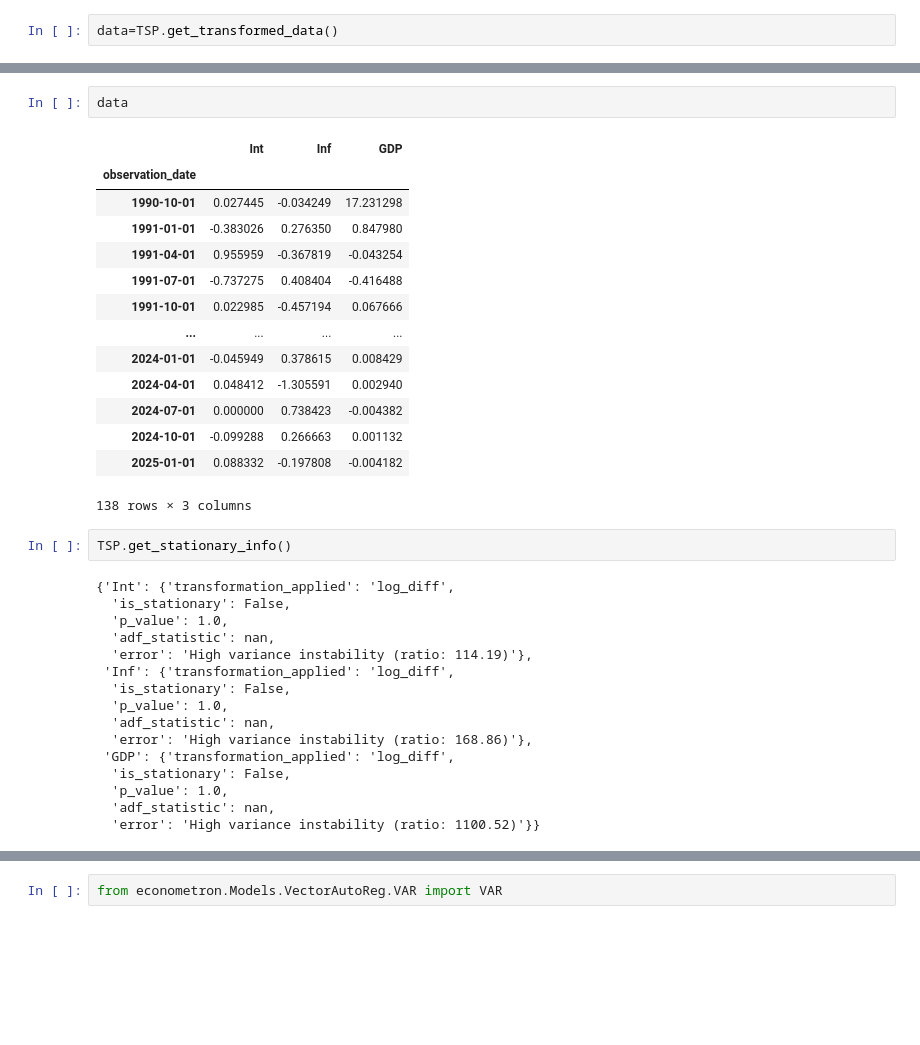
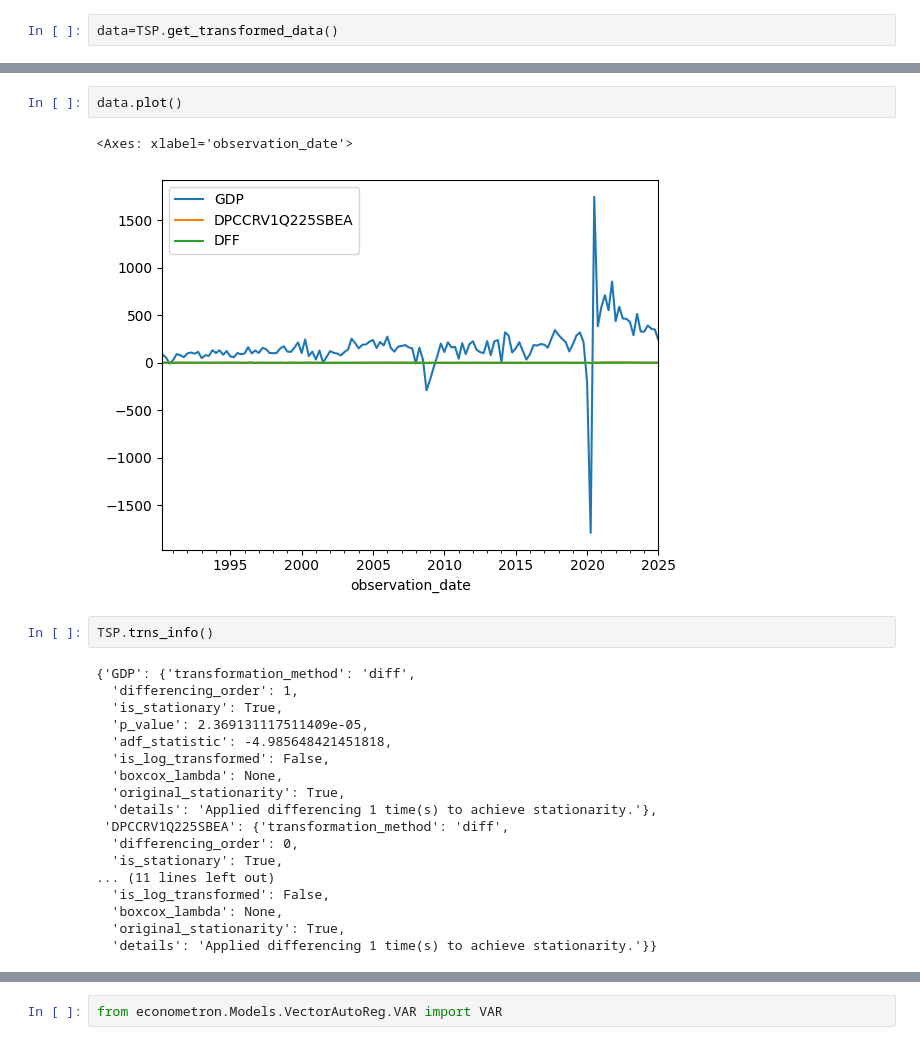
Before and after one commit to AmineOuerfellii/econometron, a Jupyter notebook: Tutorials/Models/VAR_SVAR/VAR.ipynb, the cells around one changed output, grey strips where cells are left out. Saved outputs shown, nothing was run; the diff lists cells and outputs as text; blank space fills up the shorter version.

```diff
--- a/Tutorials/Models/VAR_SVAR/VAR.ipynb
+++ b/Tutorials/Models/VAR_SVAR/VAR.ipynb
@@ -57,35 +56,25 @@ data=TSP.get_transformed_data()
 # %%
-data
+data.plot()
 # %% [output]
-|  | Int | Inf | GDP |
-| observation_date |  |  |  |
-| 1990-10-01 | 0.027445 | -0.034249 | 17.231298 |
-| 1991-01-01 | -0.383026 | 0.276350 | 0.847980 |
-| 1991-04-01 | 0.955959 | -0.367819 | -0.043254 |
-| 1991-07-01 | -0.737275 | 0.408404 | -0.416488 |
-| 1991-10-01 | 0.022985 | -0.457194 | 0.067666 |
-| ... | ... | ... | ... |
-| 2024-01-01 | -0.045949 | 0.378615 | 0.008429 |
-| 2024-04-01 | 0.048412 | -1.305591 | 0.002940 |
-| 2024-07-01 | 0.000000 | 0.738423 | -0.004382 |
-| 2024-10-01 | -0.099288 | 0.266663 | 0.001132 |
-| 2025-01-01 | 0.088332 | -0.197808 | -0.004182 |
-138 rows × 3 columns
+<Axes: xlabel='observation_date'>
+[figure, added]
 # %%
-TSP.get_stationary_info()
+TSP.trns_info()
 # %% [output]
-{'Int': {'transformation_applied': 'log_diff',
-  'is_stationary': False,
-  'p_value': 1.0,
-  'adf_statistic': nan,
-  'error': 'High variance instability (ratio: 114.19)'},
- 'Inf': {'transformation_applied': 'log_diff',
-  'is_stationary': False,
-  'p_value': 1.0,
-  'adf_statistic': nan,
-  'error': 'High variance instability (ratio: 168.86)'},
- 'GDP': {'transformation_applied': 'log_diff',
-  'is_stationary': False,
-  'p_value': 1.0,
-  'adf_statistic': nan,
-  'error': 'High variance instability (ratio: 1100.52)'}}
+{'GDP': {'transformation_method': 'diff',
+  'differencing_order': 1,
+  'is_stationary': True,
+  'p_value': 2.369131117511409e-05,
+  'adf_statistic': -4.985648421451818,
+  'is_log_transformed': False,
+  'boxcox_lambda': None,
+  'original_stationarity': True,
+  'details': 'Applied differencing 1 time(s) to achieve stationarity.'},
+ 'DPCCRV1Q225SBEA': {'transformation_method': 'diff',
+  'differencing_order': 0,
+  'is_stationary': True,
+... (11 lines left out)
+  'is_log_transformed': False,
+  'boxcox_lambda': None,
+  'original_stationarity': True,
+  'details': 'Applied differencing 1 time(s) to achieve stationarity.'}}
```
Also changed, not shown: parts of 34 cells of this notebook, 12 other files.
